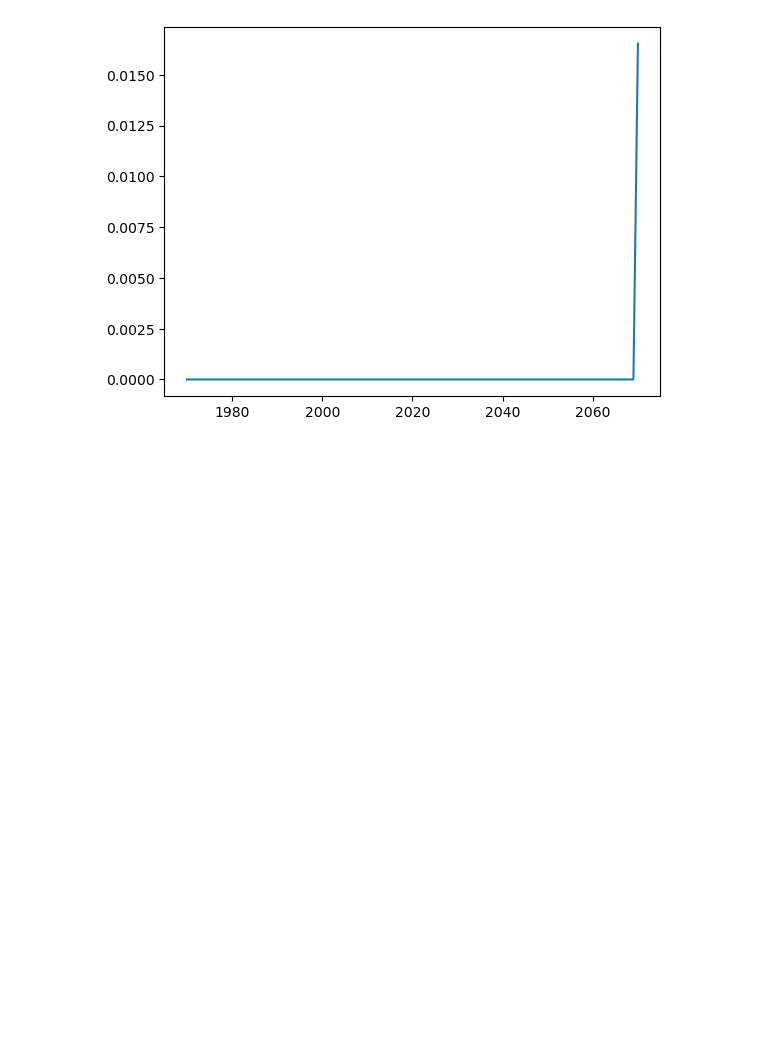
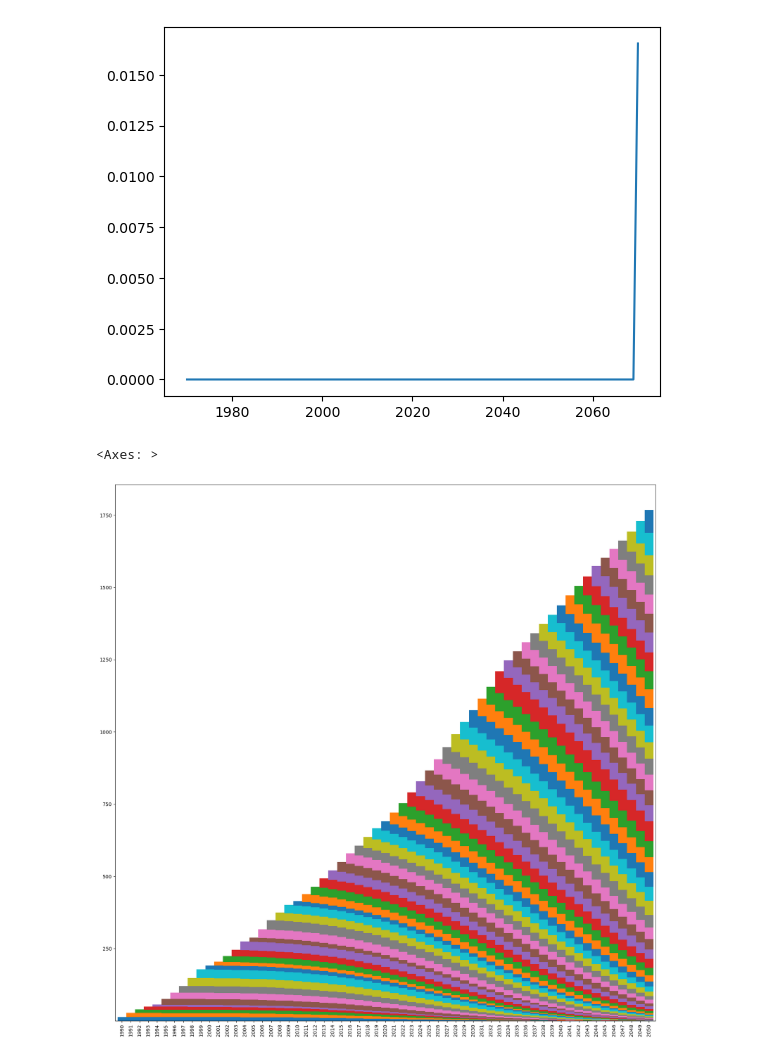
Before and after one commit to adrien-perello/MFA, a Jupyter notebook: notebooks/practicals/week2_practical.ipynb, the cells around one changed output. Saved outputs shown, nothing was run; the diff lists cells and outputs as text; code cells hidden in the pictures; blank space fills up the shorter version.

```diff
--- a/notebooks/practicals/week2_practical.ipynb
+++ b/notebooks/practicals/week2_practical.ipynb
@@ -202,10 +202,10 @@ def flow_driven_model(time, inflow, sf_kind="normal", stock_ini=0, **kwargs):
         **kwargs: Additional keyword arguments for the selected survival function
 
     Returns:
-        Tuple[pd.DataFrame, pd.DataFrame]: A tuple containing two pandas DataFrames - timeseries and cohort.
-        timeseries: A pandas DataFrame containing columns [survival_curve, inflow, outflow, stock, nas]
+        Tuple[pd.DataFrame, pd.DataFrame]: A tuple containing two pandas DataFrames:
+        - timeseries: A pandas DataFrame containing columns [survival_curve, inflow, outflow, stock, nas]
             and index as the given time array
-        cohort: A pandas DataFrame representing the cohort table, with rows and columns indexed by time.
+        - cohort: A pandas DataFrame representing the cohort table, with rows and columns indexed by time.
             The values represent the number of individuals in the cohort at each time point.
 
     Raises:
@@ -235,10 +235,10 @@ def stock_driven_model(time, stock, sf_kind="normal", stock_ini=0, **kwargs):
         **kwargs: Additional keyword arguments for the selected survival function
 
     Returns:
-        Tuple[pd.DataFrame, pd.DataFrame]: A tuple containing two pandas DataFrames - timeseries and cohort.
-        timeseries: A pandas DataFrame containing columns [survival_curve, inflow, outflow, stock, nas]
+        Tuple[pd.DataFrame, pd.DataFrame]: A tuple containing two pandas DataFrames:
+        - timeseries: A pandas DataFrame containing columns [survival_curve, inflow, outflow, stock, nas]
             and index as the given time array
-        cohort: A pandas DataFrame representing the cohort table, with rows and columns indexed by time.
+        - cohort: A pandas DataFrame representing the cohort table, with rows and columns indexed by time.
             The values represent the number of individuals in the cohort at each time point.
 
     Raises:
@@ -286,7 +286,7 @@ Source: Kan, M. (2021). Dynamic flows and stocks of plastics in the United State
 **Which survival curve / outflow curve pair describes this behavior? Change the survival curve and re-run the model, and show the results. Shortly describe the differences in stocks and outflows between the original results and the new results: Will he accumulate more stocks? Will he generate more outflows?**
 # %%
 # Load the data
-FILE_PATH = "../data/MFA_II_tutorial_II.xlsx"
+FILE_PATH = "../../data/MFA_II_tutorial_II.xlsx"
 data = pd.read_excel(FILE_PATH, sheet_name=None)
 year = data["inflow_driven"]["year"].values
 inflow = data["inflow_driven"]["inflow"].values
@@ -622,3 +622,8 @@ ts = flow_driven_model(
 # %% [output]
 <Axes: >
 [figure]
+# %%
+cohort_norm.plot(kind="bar", stacked=True, legend=False, width=1, figsize=(20, 20))
+# %% [output]
+<Axes: >
+[figure, added]
```
Also changed, not shown: parts of 2 cells of this notebook.
